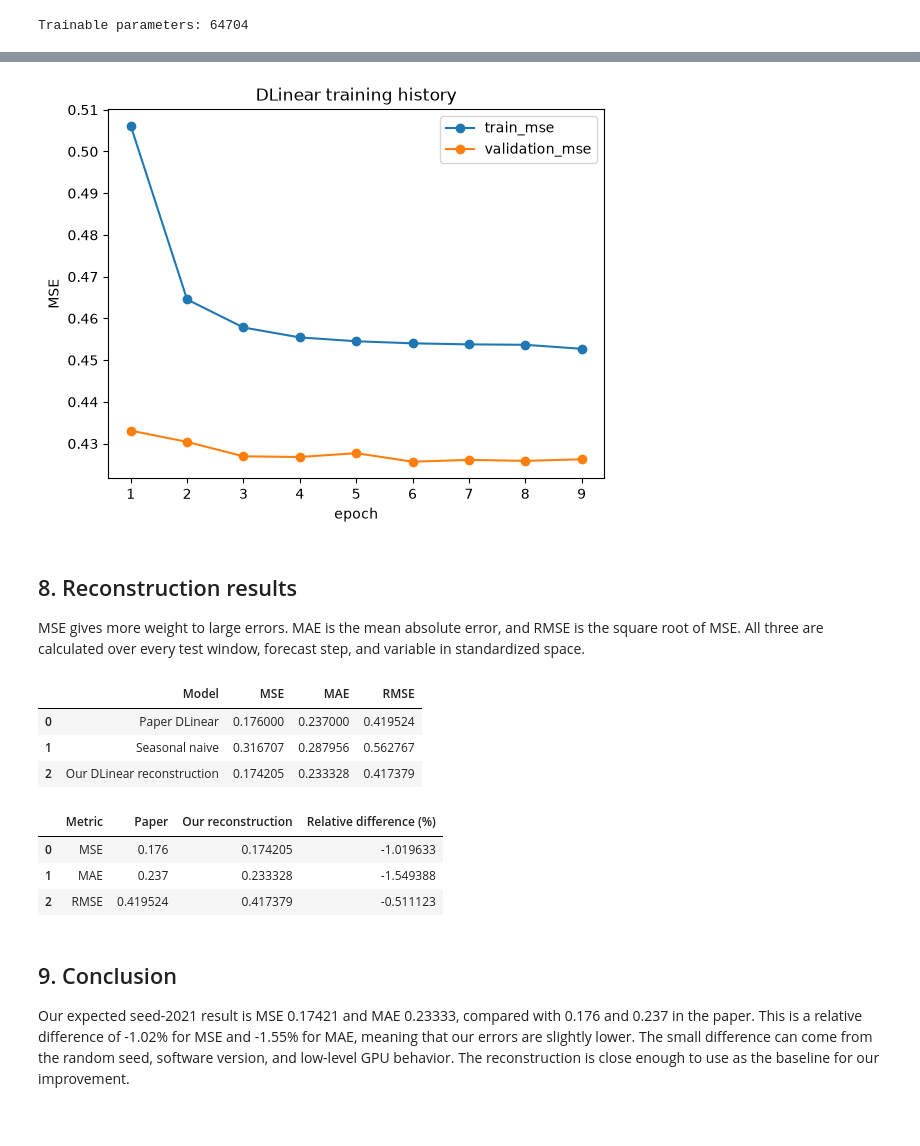
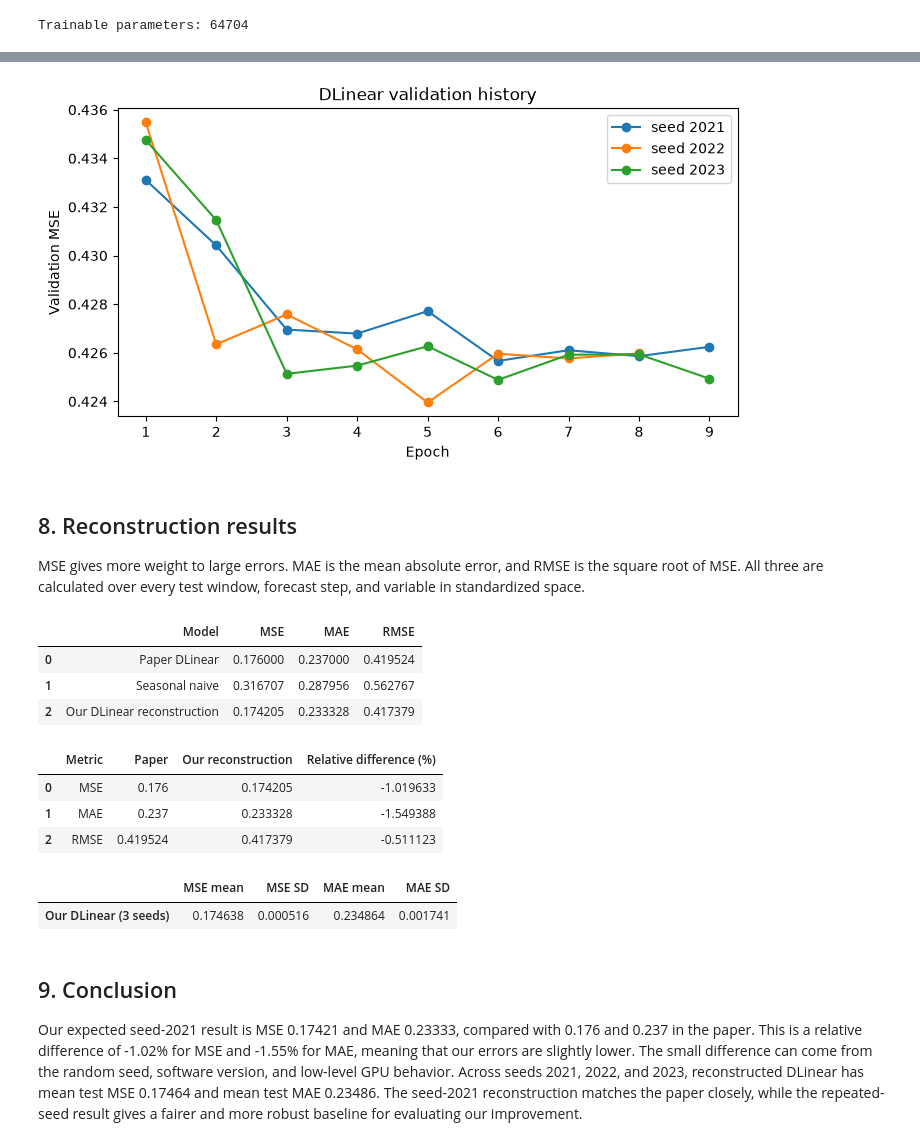
Before and after one commit to Etaiwi/long-horizon-time-series-forecasting, a Jupyter notebook: notebooks/01_dlinear_reconstruction.ipynb, the cells around one changed output, grey strips where cells are left out. Cells and saved outputs as stored; diff of their text form; code cells hidden in the pictures.

Commit message:
Make reconstruction and improvement notebooks reproducible

```diff
--- a/notebooks/01_dlinear_reconstruction.ipynb
+++ b/notebooks/01_dlinear_reconstruction.ipynb
@@ -38,7 +38,8 @@ DATA_PATH = PROJECT_ROOT / "data" / "raw" / "weather.csv"
 INPUT_LENGTH = 336
 HORIZON = 96
 BATCH_SIZE = 16
-SEED = 2021
+SEEDS = [2021, 2022, 2023]
+RESULT_ROOT = PROJECT_ROOT / "results" / "dlinear" / "weather" / "horizon_096"
 DEVICE = torch.device("cuda" if torch.cuda.is_available() else "cpu")
 
 print("Device:", DEVICE)
@@ -258,14 +305,12 @@ Epoch   9/10 | train MSE 0.452719 | validation MSE 0.426247 | lr 7.81e-07
 # %%
-history.plot(
-    x="epoch",
-    y=["train_mse", "validation_mse"],
-    marker="o",
-    title="DLinear training history",
-    ylabel="MSE",
-)
+fig, ax = plt.subplots(figsize=(8, 4))
+for seed, history in histories.items():
+    ax.plot(history["epoch"], history["validation_mse"], marker="o", label=f"seed {seed}")
+ax.set(title="DLinear validation history", xlabel="Epoch", ylabel="Validation MSE")
+ax.legend()
 plt.show()
 # %% [output]
-[figure, old version]
+[figure, new version]
 # %% [markdown]
 ## 8. Reconstruction results
 
@@ -273,10 +318,12 @@ MSE gives more weight to large errors. MAE is the mean absolute error, and
 RMSE is the square root of MSE. All three are calculated over every test
 window, forecast step, and variable in standardized space.
 # %%
-model_metrics = evaluate_predictions(
-    lambda inputs, targets: model(inputs.to(DEVICE)).cpu(),
-    loaders["test"],
-)
+seed_2021 = reconstruction_runs.loc[reconstruction_runs["seed"] == 2021].iloc[0]
+model_metrics = {
+    "MSE": seed_2021["test_mse"],
+    "MAE": seed_2021["test_mae"],
+    "RMSE": seed_2021["test_rmse"],
+}
 
 comparison = pd.DataFrame(
     [
@@ -297,8 +344,19 @@ relative_comparison["Relative difference (%)"] = 100 * (
     relative_comparison["Our reconstruction"] - relative_comparison["Paper"]
 ) / relative_comparison["Paper"]
 
+repeated_seed_summary = pd.DataFrame(
+    {
+        "MSE mean": [reconstruction_runs["test_mse"].mean()],
+        "MSE SD": [reconstruction_runs["test_mse"].std()],
+        "MAE mean": [reconstruction_runs["test_mae"].mean()],
+        "MAE SD": [reconstruction_runs["test_mae"].std()],
+    },
+    index=["Our DLinear (3 seeds)"],
+)
+
 display(comparison)
-relative_comparison
+display(relative_comparison)
+repeated_seed_summary
 # %% [output]
 |  | Model | MSE | MAE | RMSE |
 | 0 | Paper DLinear | 0.176000 | 0.237000 | 0.419524 |
@@ -308,6 +366,8 @@ relative_comparison
 | 0 | MSE | 0.176 | 0.174205 | -1.019633 |
 | 1 | MAE | 0.237 | 0.233328 | -1.549388 |
 | 2 | RMSE | 0.419524 | 0.417379 | -0.511123 |
+|  | MSE mean | MSE SD | MAE mean | MAE SD |
+| Our DLinear (3 seeds) | 0.174638 | 0.000516 | 0.234864 | 0.001741 |
 # %% [markdown]
 ## 9. Conclusion
 
@@ -315,5 +375,7 @@ Our expected seed-2021 result is MSE 0.17421 and MAE 0.23333, compared
 with 0.176 and 0.237 in the paper. This is a relative difference of -1.02%
 for MSE and -1.55% for MAE, meaning that our errors are slightly lower. The
 small difference can come from the random seed, software version, and low-level
-GPU behavior. The reconstruction is close enough to use as the baseline for
-our improvement.
+GPU behavior. Across seeds 2021, 2022, and 2023, reconstructed DLinear has
+mean test MSE 0.17464 and mean test MAE 0.23486. The seed-2021 reconstruction
+matches the paper closely, while the repeated-seed result gives a fairer and
+more robust baseline for evaluating our improvement.
```
Also changed, not shown: parts of 3 cells of this notebook, 6 other files.
